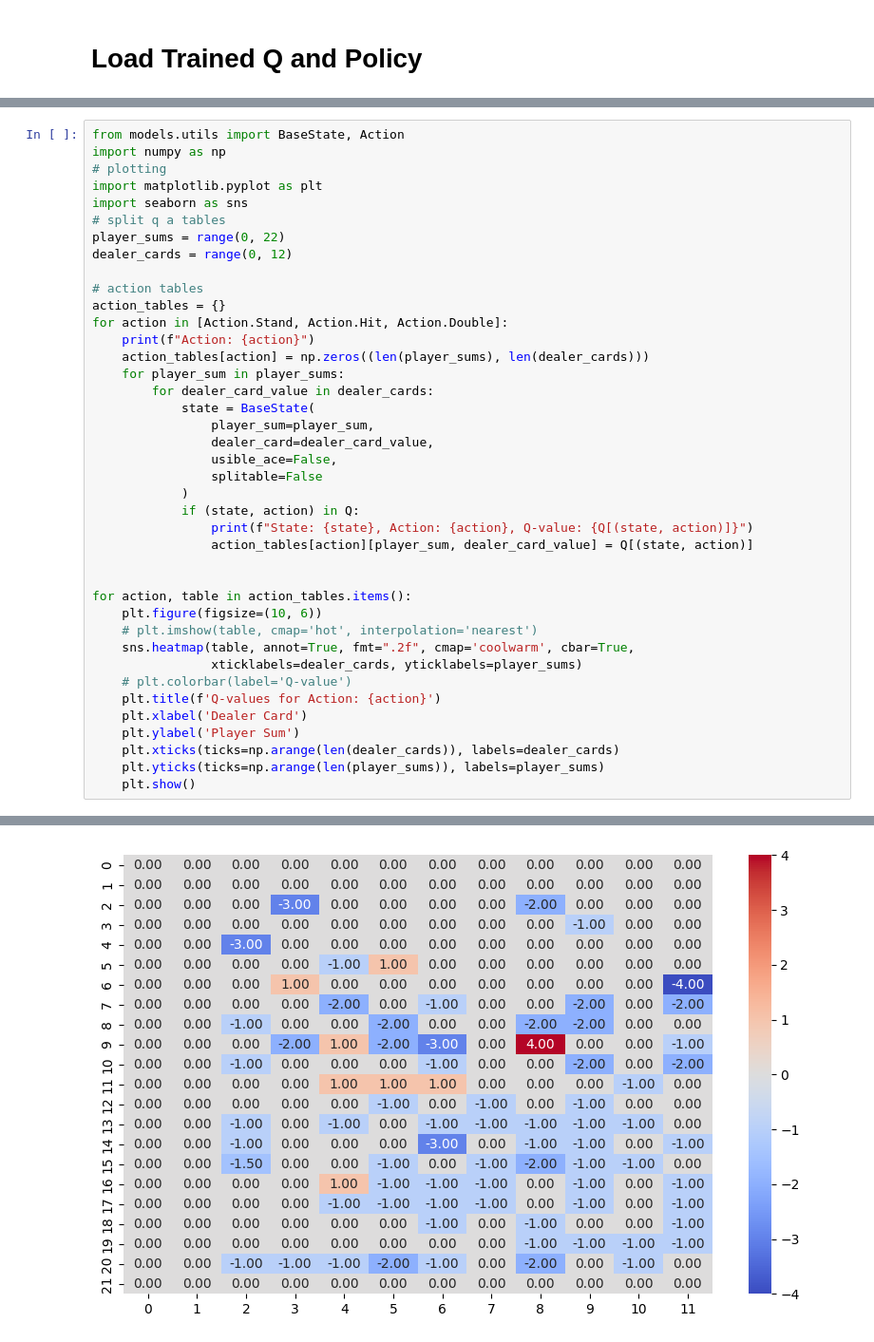
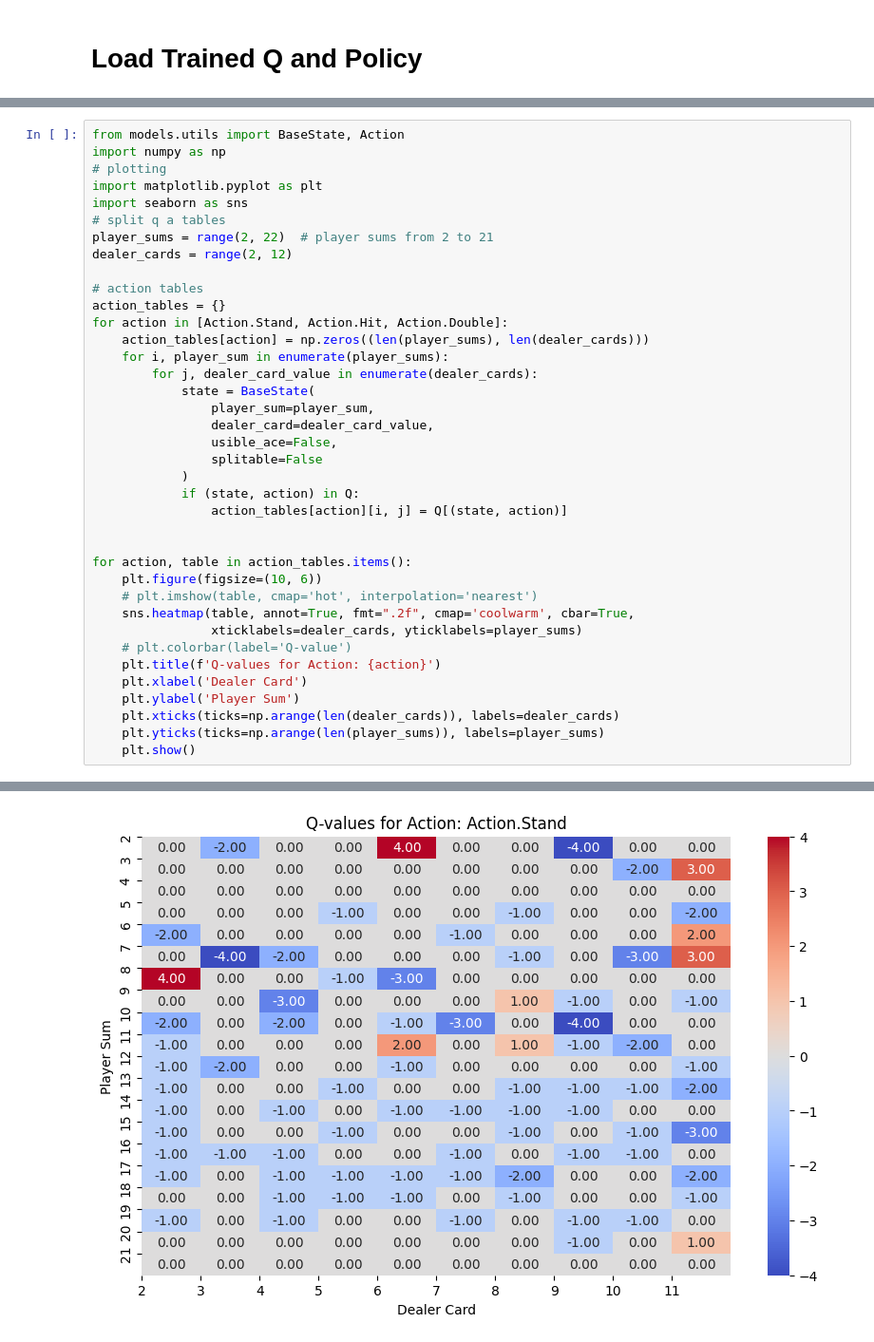
Before and after one commit to Horizon-42/black_jack, a Jupyter notebook: analysis.ipynb, the cells around one changed output, grey strips where cells are left out. Shown at 95% size. Cells and saved outputs as stored; diff of their text form.

```diff
--- a/analysis.ipynb
+++ b/analysis.ipynb
@@ -40,16 +22,15 @@ import numpy as np
 import matplotlib.pyplot as plt
 import seaborn as sns
 # split q a tables
-player_sums = range(0, 22)
-dealer_cards = range(0, 12)
+player_sums = range(2, 22)  # player sums from 2 to 21
+dealer_cards = range(2, 12)
 
 # action tables
 action_tables = {}
 for action in [Action.Stand, Action.Hit, Action.Double]:
-    print(f"Action: {action}")
     action_tables[action] = np.zeros((len(player_sums), len(dealer_cards)))
-    for player_sum in player_sums:
-        for dealer_card_value in dealer_cards:
+    for i, player_sum in enumerate(player_sums):
+        for j, dealer_card_value in enumerate(dealer_cards):
             state = BaseState(
                 player_sum=player_sum,
                 dealer_card=dealer_card_value,
@@ -57,8 +38,7 @@ for action in [Action.Stand, Action.Hit, Action.Double]:
                 splitable=False
             )
             if (state, action) in Q:
-                print(f"State: {state}, Action: {action}, Q-value: {Q[(state, action)]}")
-                action_tables[action][player_sum, dealer_card_value] = Q[(state, action)]
+                action_tables[action][i, j] = Q[(state, action)]
 
 
 for action, table in action_tables.items():
@@ -95 +57 @@ RuntimeError: No mappable was found to use for colorbar creation. First define a
-[figure, old version]
+[figure, new version]
```
Also changed, not shown: parts of 4 cells of this notebook, 16 other files.
